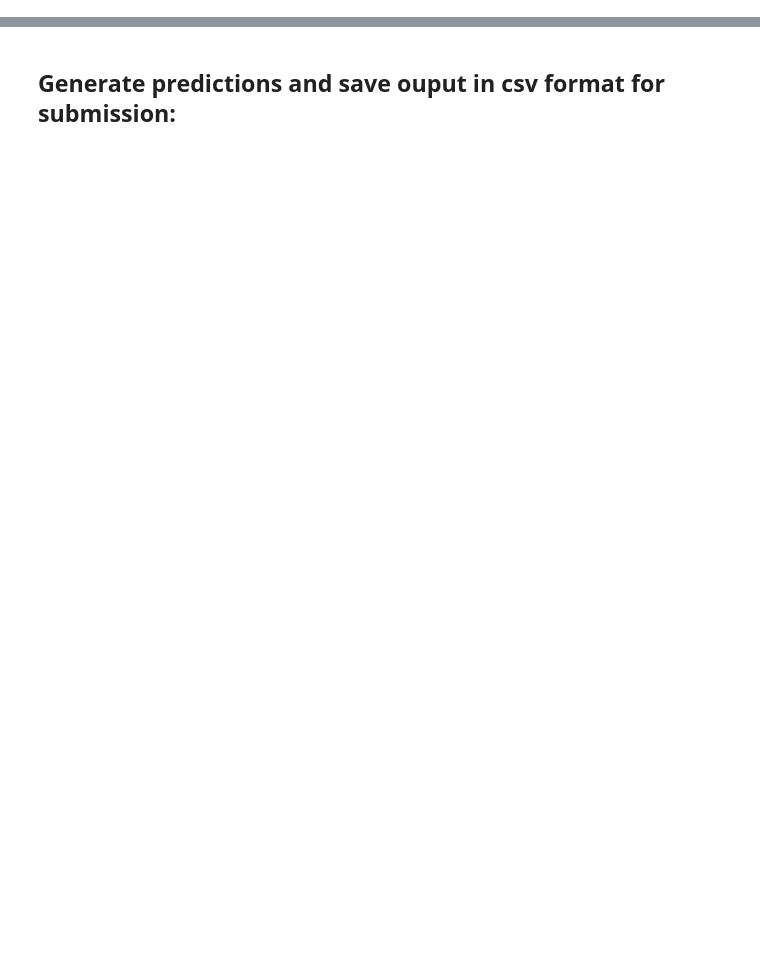
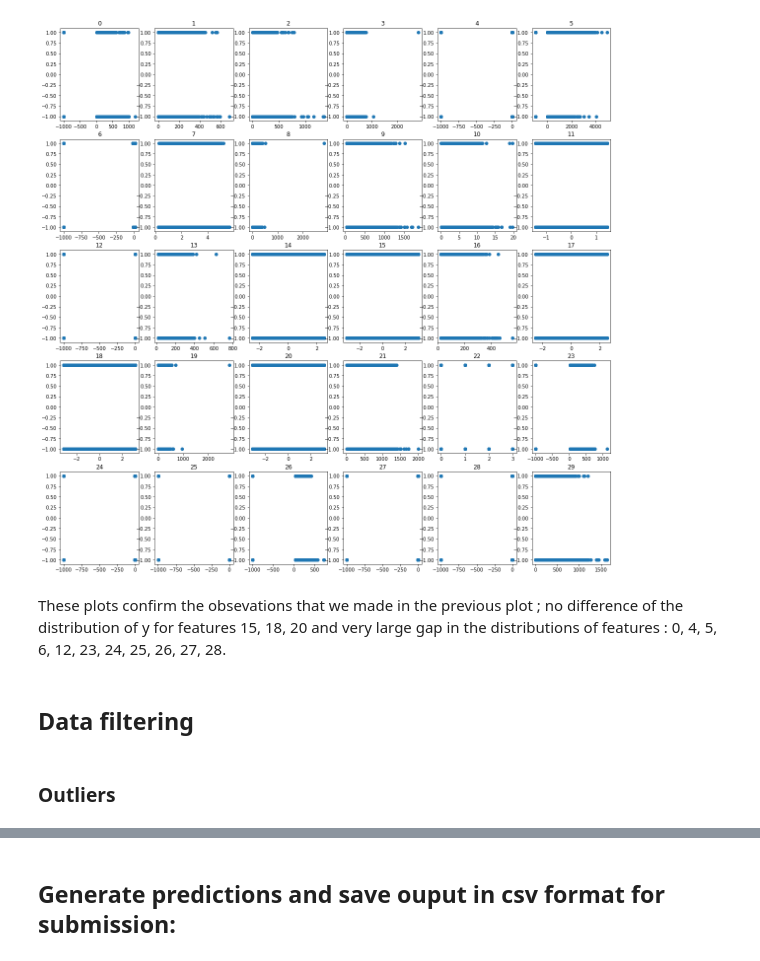
Before and after one commit to CS-433/ml-project-1-jlg, a Jupyter notebook: scripts/project1.ipynb, the cells around one changed output, grey strips where cells are left out. Drawn from its saved outputs; the diff is of its cells as text; code cells hidden in the pictures; blank space fills up the shorter version.

```diff
--- a/scripts/project1.ipynb
+++ b/scripts/project1.ipynb
@@ -24,0 +75,20 @@ print("Ridge regression weights {w} and loss {loss}".format(w=w_rr, loss=loss_rr
+# %%
+fig, axs = plt.subplots(5, 6, figsize=(20,20))
+
+n = 0
+for i in range(5) :
+    for j in range(6) :
+        axs[i,j].scatter(tX[:,n], y)
+        axs[i,j].set_title(n)
+        n = n + 1
+plt.show()
+
+#meme constat comment faire pour se debarrasser de ces valeurs ??
+# %% [output]
+[figure, added]
+# %% [markdown]
+These plots confirm the obsevations that we made in the previous plot ; no difference of the distribution of y for features 15, 18, 20 and very large gap in the distributions of features : 0, 4, 5, 6, 12, 23, 24, 25, 26, 27, 28.
+# %% [markdown]
+## Data filtering
+# %% [markdown]
+### Outliers
```
Also changed, not shown: parts of 60 cells of this notebook, 6 other files.
